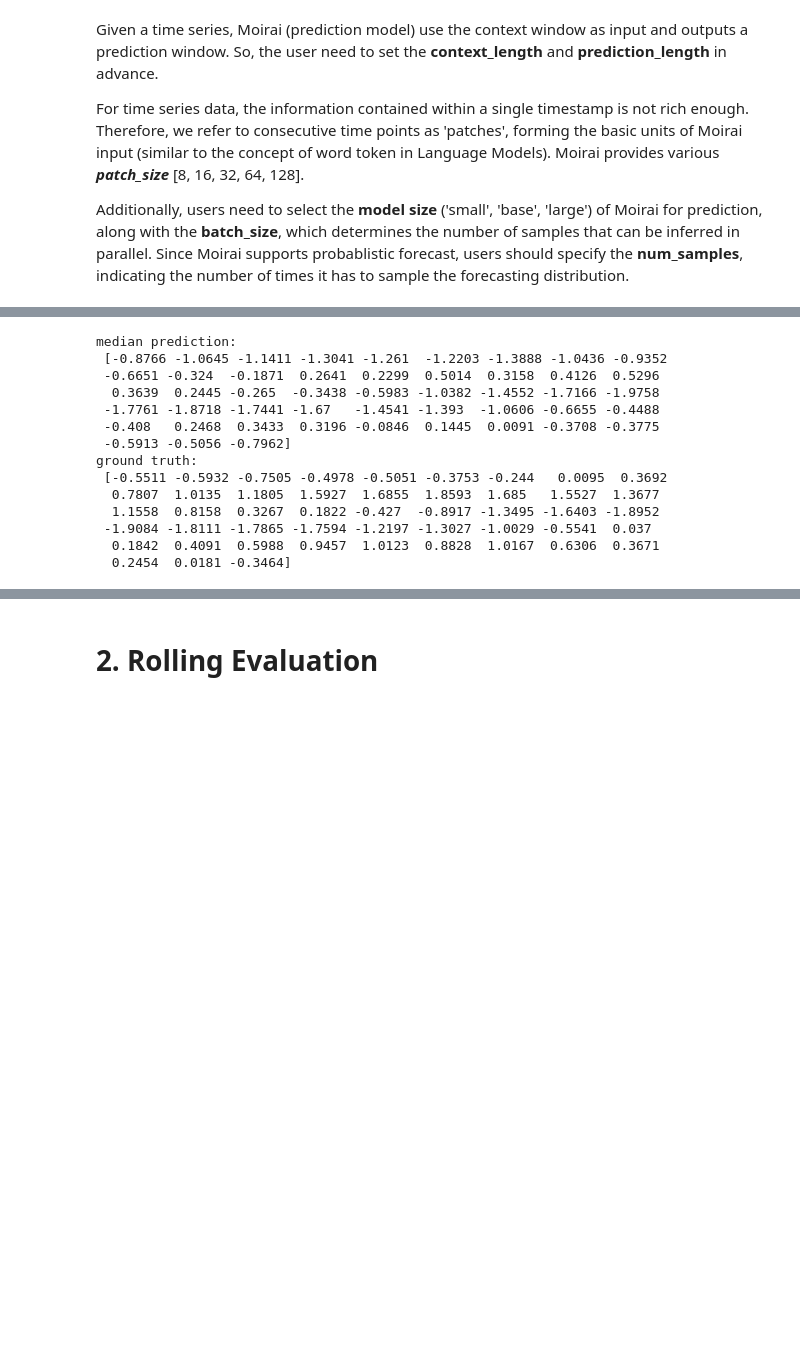
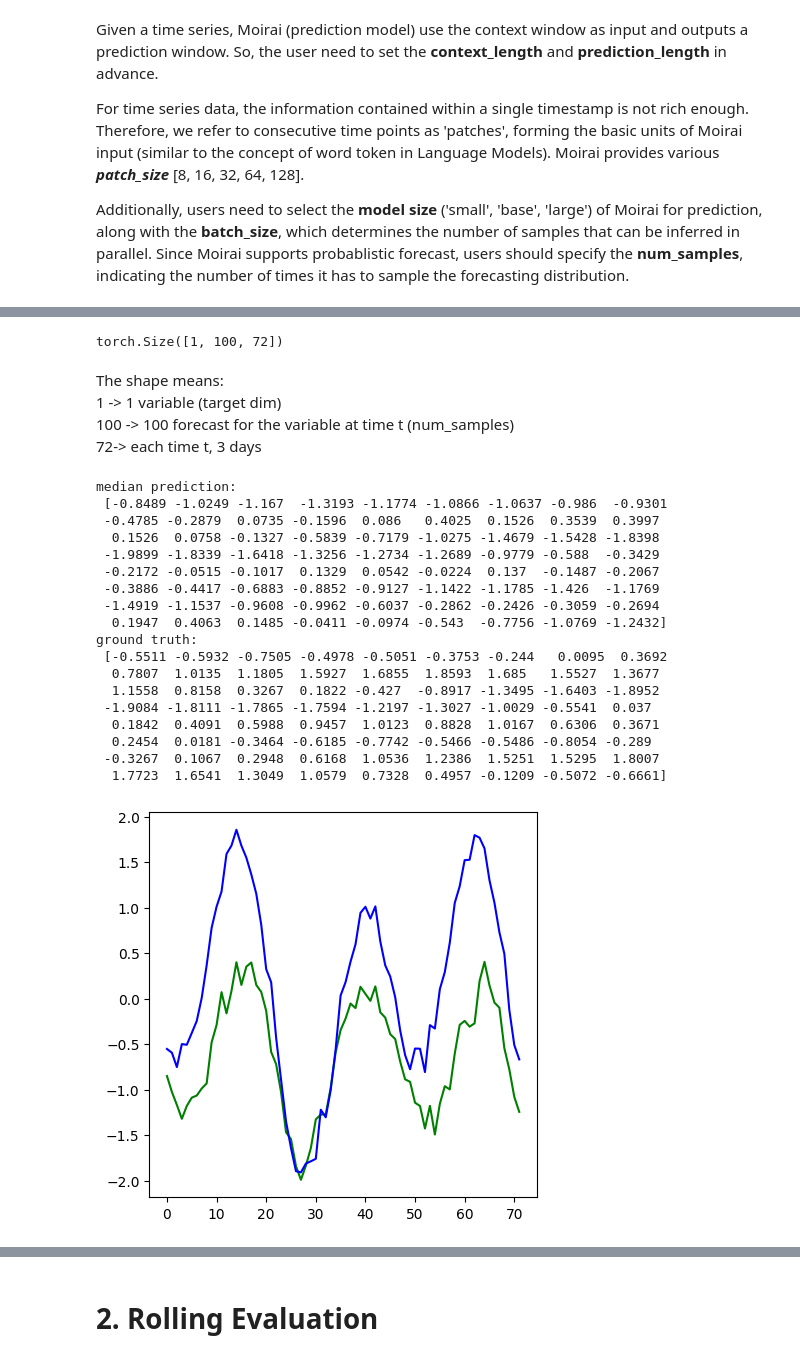
Before and after one commit to anamabo/medium-blogs, a Jupyter notebook: moirai-moe/notebooks/moirai_forecast_pandas_original.ipynb, the cells around one changed output, grey strips where cells are left out. Drawn from its saved outputs; the diff is of its cells as text; code cells hidden in the pictures; blank space fills up the shorter version.

Commit message:
Addition of the notebook moirai_forecast_pandas_example.ipynb

```diff
--- a/moirai-moe/notebooks/moirai_forecast_pandas.ipynb
+++ b/moirai-moe/notebooks/moirai_forecast_pandas_original.ipynb
@@ -44,10 +60,10 @@ time frequency: 0 days 01:00:00
 # %%
-# create a sample for the hourly data, using one week data as context window and predicting the next two days.
+# create a sample for the hourly data, using one week data as context window and predicting the next 3 days.
 inp = {
     "target": df["target"].to_numpy()[:168],  # 168 = 24 * 7
     "start": df.index[0].to_period(freq="H"),
 }
 label = {
-    "target": df["target"].to_numpy()[168:216],  # 48 = 24 * 2
+    "target": df["target"].to_numpy()[168:],  # 72 = 24 * 3
     "start": df.index[168].to_period(freq="H"),
 }
@@ -93,21 +230,44 @@ forecast = model(
+# %%
+np.shape(forecast)
+# %% [output]
+torch.Size([1, 100, 72])
+# %% [markdown]
+The shape means: <br>
+1 -> 1 variable (target dim) <br>
+100 -> 100 forecast for the variable at time t (num_samples) <br>
+72-> each time t, 3 days <br>
 # %%
-print(
-    "median prediction:\n",
-    np.round(np.median(forecast[0], axis=0), decimals=4),
-)
+median_prediction= np.round(np.median(forecast[0], axis=0), decimals=4)
+
+print("median prediction:\n", median_prediction)
 print("ground truth:\n", label["target"])
 # %% [output]
 median prediction:
- [-0.8766 -1.0645 -1.1411 -1.3041 -1.261  -1.2203 -1.3888 -1.0436 -0.9352
- -0.6651 -0.324  -0.1871  0.2641  0.2299  0.5014  0.3158  0.4126  0.5296
-  0.3639  0.2445 -0.265  -0.3438 -0.5983 -1.0382 -1.4552 -1.7166 -1.9758
- -1.7761 -1.8718 -1.7441 -1.67   -1.4541 -1.393  -1.0606 -0.6655 -0.4488
- -0.408   0.2468  0.3433  0.3196 -0.0846  0.1445  0.0091 -0.3708 -0.3775
- -0.5913 -0.5056 -0.7962]
+ [-0.8489 -1.0249 -1.167  -1.3193 -1.1774 -1.0866 -1.0637 -0.986  -0.9301
+ -0.4785 -0.2879  0.0735 -0.1596  0.086   0.4025  0.1526  0.3539  0.3997
+  0.1526  0.0758 -0.1327 -0.5839 -0.7179 -1.0275 -1.4679 -1.5428 -1.8398
+ -1.9899 -1.8339 -1.6418 -1.3256 -1.2734 -1.2689 -0.9779 -0.588  -0.3429
+ -0.2172 -0.0515 -0.1017  0.1329  0.0542 -0.0224  0.137  -0.1487 -0.2067
+ -0.3886 -0.4417 -0.6883 -0.8852 -0.9127 -1.1422 -1.1785 -1.426  -1.1769
+ -1.4919 -1.1537 -0.9608 -0.9962 -0.6037 -0.2862 -0.2426 -0.3059 -0.2694
+  0.1947  0.4063  0.1485 -0.0411 -0.0974 -0.543  -0.7756 -1.0769 -1.2432]
 ground truth:
  [-0.5511 -0.5932 -0.7505 -0.4978 -0.5051 -0.3753 -0.244   0.0095  0.3692
   0.7807  1.0135  1.1805  1.5927  1.6855  1.8593  1.685   1.5527  1.3677
   1.1558  0.8158  0.3267  0.1822 -0.427  -0.8917 -1.3495 -1.6403 -1.8952
  -1.9084 -1.8111 -1.7865 -1.7594 -1.2197 -1.3027 -1.0029 -0.5541  0.037
   0.1842  0.4091  0.5988  0.9457  1.0123  0.8828  1.0167  0.6306  0.3671
-  0.2454  0.0181 -0.3464]
+  0.2454  0.0181 -0.3464 -0.6185 -0.7742 -0.5466 -0.5486 -0.8054 -0.289
+ -0.3267  0.1067  0.2948  0.6168  1.0536  1.2386  1.5251  1.5295  1.8007
+  1.7723  1.6541  1.3049  1.0579  0.7328  0.4957 -0.1209 -0.5072 -0.6661]
+# %%
+# plot
+
+x = np.arange(0, len(median_prediction))
+
+fig1, ax = plt.subplots(nrows=1, ncols=1, figsize=(5, 5))
+ax.plot(x, median_prediction, "g-")
+ax.plot(x, label["target"], "b-")
+plt.show()
+# %% [output]
+[figure, added]
```
Also changed, not shown: parts of 15 cells of this notebook, 4 other files.
